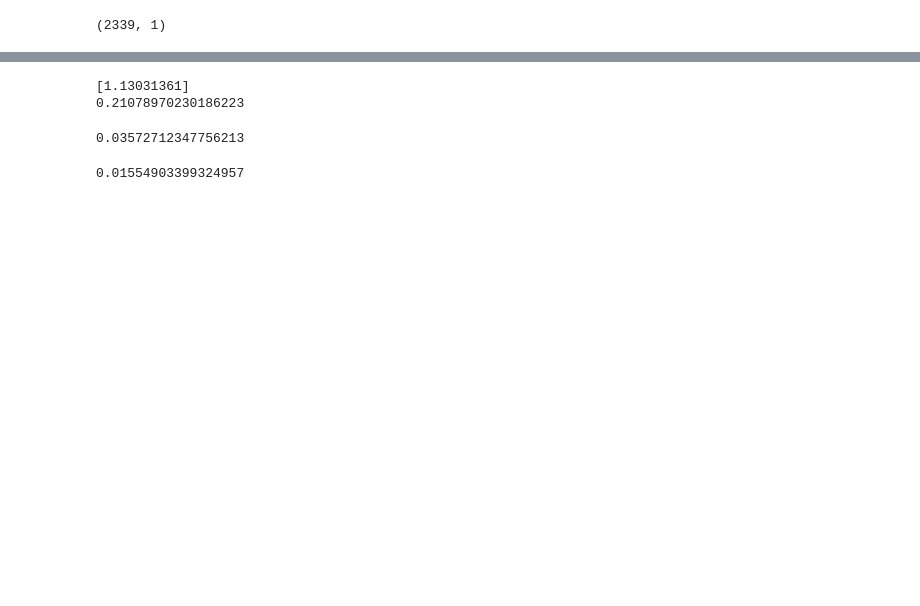
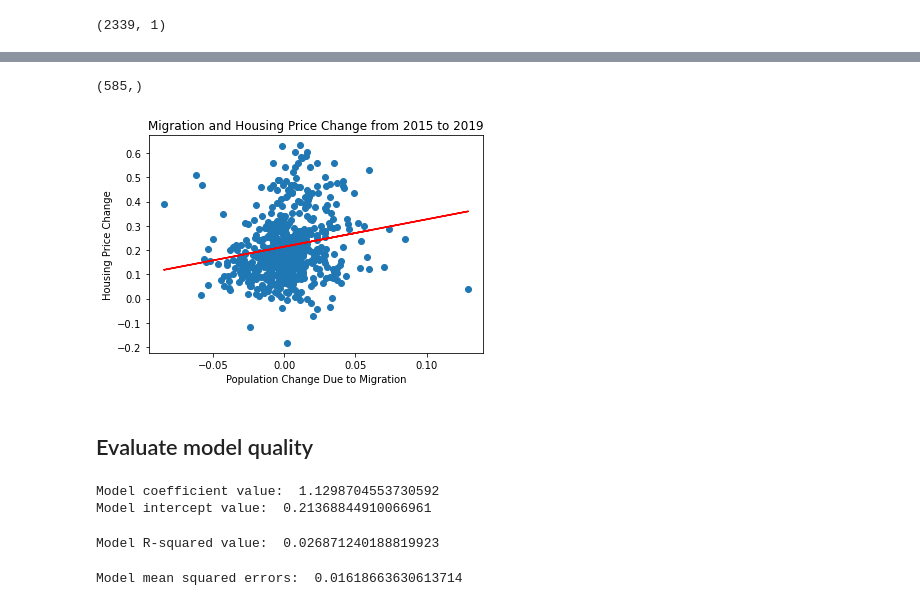
Before and after one commit to Bhargavi-ng/Migration_and_Housing, a Jupyter notebook: linear_regression_HPI_vs_pop.ipynb, the cells around one changed output, grey strips where cells are left out. Saved outputs shown, nothing was run; the diff lists cells and outputs as text; code cells hidden in the pictures; blank space fills up the shorter version.

Commit message:
fixed typo, split ML model data into training and testing sets, cleaned up model evaluation result print outs

```diff
--- a/linear_regression_HPI_vs_pop.ipynb
+++ b/linear_regression_HPI_vs_pop.ipynb
@@ -268,8 +260,3 @@ y = df_XY['percent_price_change_2015_19']
 X.shape
 # %% [output]
 (2339, 1)
-# %%
-model = LinearRegression()
-model.fit(X, y)
-y_pred = model.predict(X)
-print(y_pred.shape)
@@ -286,14 +263,45 @@ plt.show()
-# %%
-print(model.coef_)
-print(model.intercept_)
-# %% [output]
-[1.13031361]
-0.21078970230186223
-# %%
-r2_score(y, y_pred)
-# %% [output]
-0.03572712347756213
-# %%
-mean_squared_error(y, y_pred)
-# %% [output]
-0.01554903399324957
+# %%
+# split data into training and testing sets
+X_train, X_test, y_train, y_test = train_test_split(X,
+                                                    y,
+                                                    random_state=1)
+# %%
+# train linear regression mmodel
+model = LinearRegression()
+model.fit(X_train, y_train)
+y_pred = model.predict(X_test)
+print(y_pred.shape)
+# %% [output]
+(585,)
+# %%
+# create scatter plot with linear regression model
+plt.scatter(X_test, y_test)
+plt.plot(X_test, y_pred, color='red')
+plt.xlabel("Population Change Due to Migration")
+plt.ylabel("Housing Price Change")
+plt.title("Migration and Housing Price Change from 2015 to 2019")
+plt.show()
+# %% [output]
+[figure, added]
+# %% [markdown]
+## Evaluate model quality
+# %%
+# print model coefficient and intercept values
+coef = model.coef_[0]
+inter = model.intercept_
+print("Model coefficient value: ", coef)
+print("Model intercept value: ", inter)
+# %% [output]
+Model coefficient value:  1.1298704553730592
+Model intercept value:  0.21368844910066961
+# %%
+# print model R-squared values
+r2 = r2_score(y_test, y_pred)
+print("Model R-squared value: ", r2)
+# %% [output]
+Model R-squared value:  0.026871240188819923
+# %%
+mse = mean_squared_error(y_test, y_pred)
+print("Model mean squared errors: ", mse)
+# %% [output]
+Model mean squared errors:  0.01618663630613714
```
Also changed, not shown: parts of 11 cells of this notebook.
